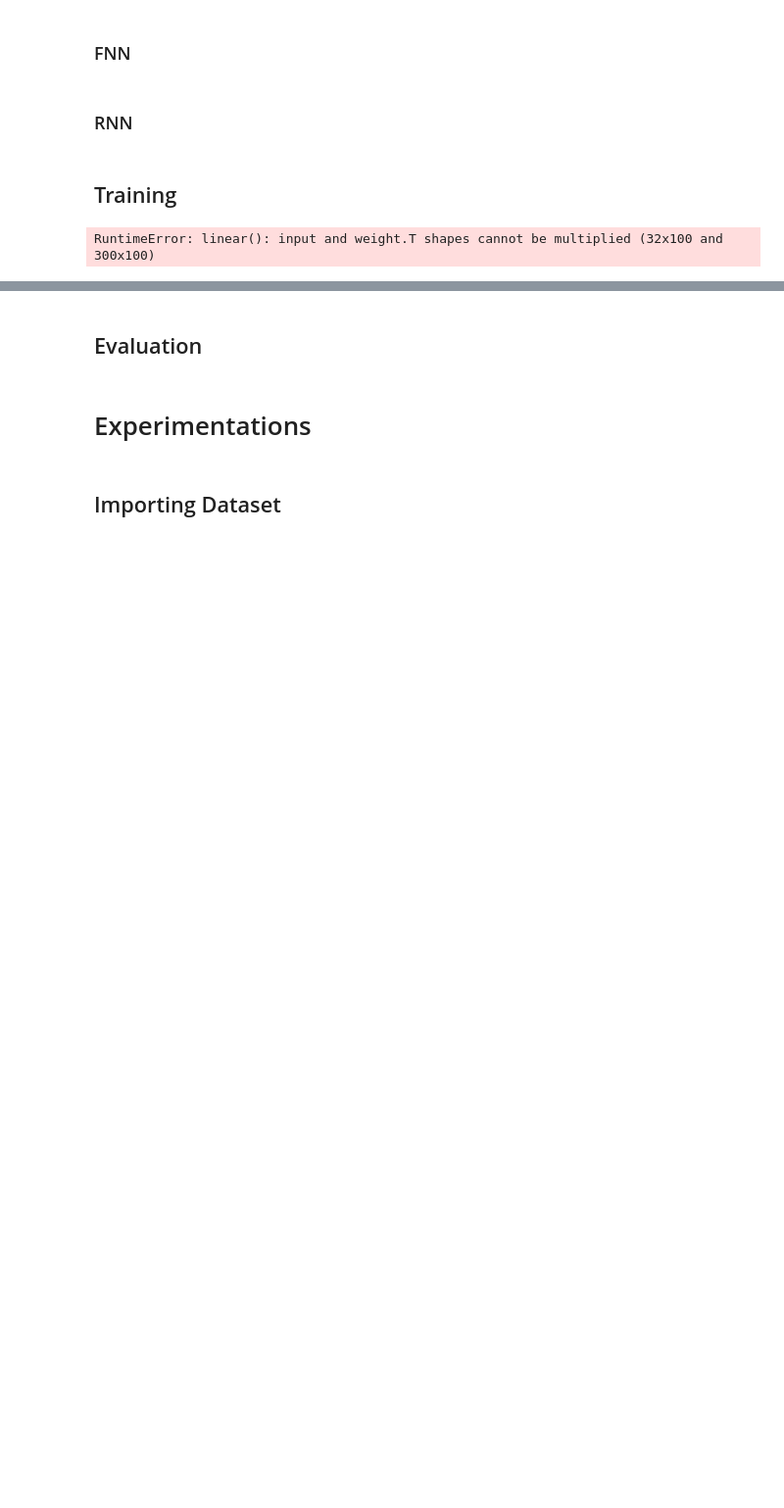
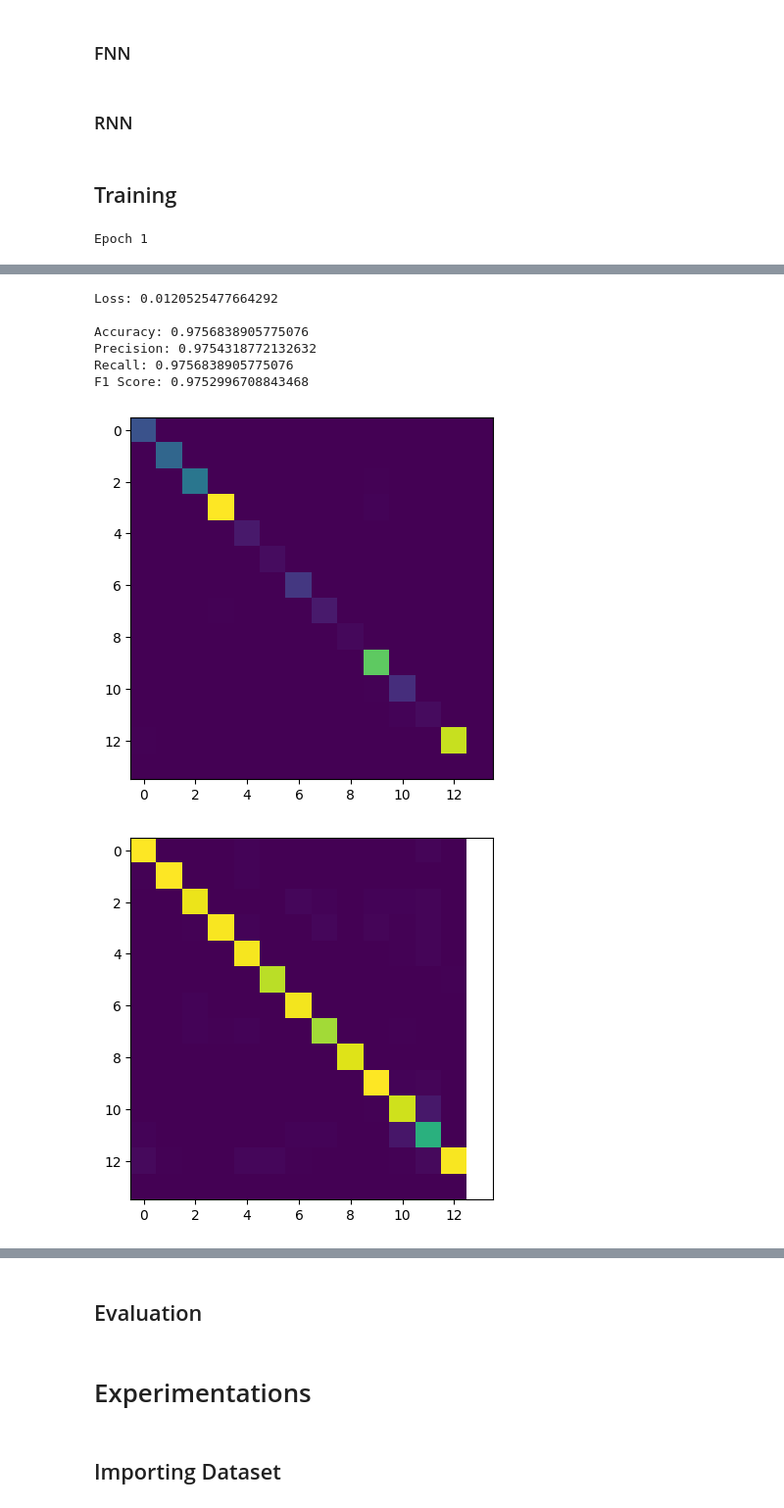
Before and after one commit to Harshavardhan-Pandurangan/Intro-to-NLP-assignment-2, a Jupyter notebook: experiments.ipynb, the cells around one changed output, grey strips where cells are left out. Shown at 98% size. Cells and saved outputs as stored; diff of their text form; code cells hidden in the pictures; blank space fills up the shorter version.

```diff
--- a/experiments.ipynb
+++ b/experiments.ipynb
@@ -182,9 +104,11 @@ def preprocess_train(df, p=3, s=3, embedding_type='glove-wiki-gigaword-100'):
     # one hot encode the POS tags
     pos_tags_one_hot = {}
     for i, tag in enumerate(pos_tags):
-        one_hot = torch.zeros(len(pos_tags))
+        one_hot = torch.zeros(len(pos_tags) + 1)
         one_hot[i] = 1
         pos_tags_one_hot[tag] = one_hot
+    pos_tags_one_hot[''] = torch.zeros(len(pos_tags) + 1)
+    pos_tags_one_hot[''][-1] = 1
 
     # convert the df to list
     data = df.values.tolist()
@@ -327,16 +259,16 @@ class CoNLLUDataset(Dataset):
         return input_tensor, target_tensor
 # %%
 # preprocess the data
-# train_data, word_vectors, pos_tags_one_hot = preprocess_train(df_train)
+train_data, word_vectors, pos_tags_one_hot = preprocess_train(df_train)
 dev_data = preprocess_dev_test(df_dev, word_vectors, pos_tags_one_hot)
 test_data = preprocess_dev_test(df_test, word_vectors, pos_tags_one_hot)
 
-# # create the dataloaders
-# train_conllu_dataset = CoNLLUDataset(train_data)
-# dev_conllu_dataset = CoNLLUDataset(dev_data)
-# test_conllu_dataset = CoNLLUDataset(test_data)
+# create the dataloaders
+train_conllu_dataset = CoNLLUDataset(train_data)
+dev_conllu_dataset = CoNLLUDataset(dev_data)
+test_conllu_dataset = CoNLLUDataset(test_data)
 
-# train_dataloader = DataLoader(train_conllu_dataset, batch_size=32, shuffle=True)
-# dev_dataloader = DataLoader(dev_conllu_dataset, batch_size=32, shuffle=True)
-# test_dataloader = DataLoader(test_conllu_dataset, batch_size=32, shuffle=True)
+train_dataloader = DataLoader(train_conllu_dataset, batch_size=64, shuffle=True)
+dev_dataloader = DataLoader(dev_conllu_dataset, batch_size=64, shuffle=True)
+test_dataloader = DataLoader(test_conllu_dataset, batch_size=64, shuffle=True)
 # %% [output]
@@ -395,8 +340,10 @@ criterion = nn.BCELoss()
 def train_model(model, dataloader, epochs, optimizer, criterion):
     model.train()
     for epoch in range(epochs):
+        print(f"Epoch {epoch+1}")
         running_loss = 0.0
-        for i, data in enumerate(dataloader, 0):
+        # for i, data in enumerate(dataloader, 0):
+        for i, data in enumerate(tqdm.tqdm(dataloader, position=0, leave=True), 0):
             inputs, labels = data
             optimizer.zero_grad()
             outputs = model(inputs)
@@ -407,21 +354,53 @@ def train_model(model, dataloader, epochs, optimizer, criterion):
         print(f"Epoch {epoch+1}, loss: {running_loss/len(dataloader)}")
 
 # function to test the model
-def test_model(model, dataloader, criterion):
+def test_model(model, dataloader, criterion, pos_tags_one_hot):
+    # find loss, accuracy, precision, recall, f1 score
     model.eval()
     running_loss = 0.0
+    total_outputs = []
+    total_labels = []
     with torch.no_grad():
-        for i, data in enumerate(dataloader, 0):
+        # for data in dataloader:
+        for data in tqdm.tqdm(dataloader, position=0, leave=True):
             inputs, labels = data
             outputs = model(inputs)
             loss = criterion(outputs, labels)
             running_loss += loss.item()
-    print(f"Test loss: {running_loss/len(dataloader)}")
+            _, predicted = torch.max(outputs, 1)
+            _, actual = torch.max(labels, 1)
+            outputs_copy = outputs.clone().detach().cpu().numpy()
+            outputs_one_hot = np.zeros(outputs_copy.shape)
+            outputs_one_hot[np.arange(outputs_copy.shape[0]), np.argmax(outputs_copy, axis=1)] = 1
+
+            total_outputs.extend(outputs_one_hot)
+            total_labels.extend(labels.clone().detach().cpu().numpy())
+
+    total_outputs = np.array(total_outputs)
+    total_labels = np.array(total_labels)
+    print()
+    print(f"Loss: {running_loss/len(dataloader)}")
+    print()
+    print(f"Accuracy: {accuracy_score(total_labels, total_outputs)}")
+    print(f"Precision: {precision_score(total_labels, total_outputs, average='weighted', zero_division=0)}")
+    print(f"Recall: {recall_score(total_labels, total_outputs, average='weighted', zero_division=0)}")
+    print(f"F1 Score: {f1_score(total_labels, total_outputs, average='weighted', zero_division=0)}")
+    confusion_matrix = np.zeros((len(pos_tags_one_hot), len(pos_tags_one_hot)))
+    for i in range(len(total_labels)):
+        actual = np.argmax(total_labels[i])
+        predicted = np.argmax(total_outputs[i])
+        confusion_matrix[actual][predicted] += 1
+    confusion_matrix2 = confusion_matrix / np.sum(confusion_matrix, axis=1)
+    plt.imshow(confusion_matrix)
+    plt.show()
+    plt.imshow(confusion_matrix2)
+    plt.show()
 
 # train and test the FNN model
-fnn_model = FNN(100, 1, 1, [100], 17).to(device)
-optimizer = torch.optim.Adam(fnn_model.parameters(), lr=0.001)
-train_model(fnn_model, train_dataloader, 10, optimizer, criterion)
-test_model(fnn_model, test_dataloader, criterion)
+fnn_model = FNN(100, 3, 3, [100], len(pos_tags_one_hot)).to(device)
+optimizer = torch.optim.Adam(fnn_model.parameters(), lr=0.001, weight_decay=0.0001)
+train_model(fnn_model, train_dataloader, 3, optimizer, criterion)
+test_model(fnn_model, test_dataloader, criterion, pos_tags_one_hot)
+test_model(fnn_model, dev_dataloader, criterion, pos_tags_one_hot)
 # %% [output]
-RuntimeError: linear(): input and weight.T shapes cannot be multiplied (32x100 and 300x100)
+Epoch 1
@@ -427,0 +412,8 @@ RuntimeError: linear(): input and weight.T shapes cannot be multiplied (32x100 a
+Loss: 0.0120525477664292
+
+Accuracy: 0.9756838905775076
+Precision: 0.9754318772132632
+Recall: 0.9756838905775076
+F1 Score: 0.9752996708843468
+[figure, added]
+[figure, added]
```
Also changed, not shown: parts of 11 cells of this notebook.
